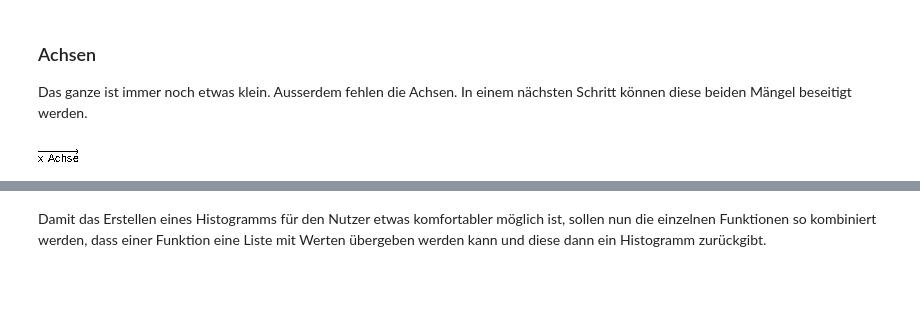
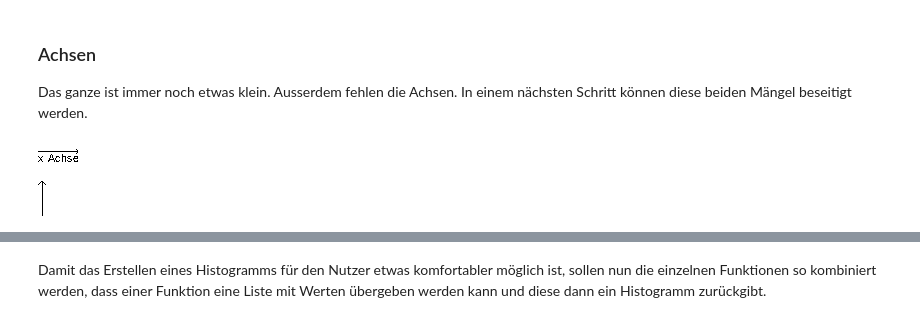
Before and after one commit to Jacques-Mock-Schindler/Studienleistung1, a Jupyter notebook: docs/Musterloesung_Histogramm.ipynb, the cells around one changed output, grey strips where cells are left out. Drawn from its saved outputs; the diff is of its cells as text; code cells hidden in the pictures; blank space fills up the shorter version.

Commit message:
Arbeite an der y-Achse
Die y-Achse soll etwas länger sein als die maximale Balkenlänge.

```diff
--- a/docs/Musterloesung_Histogramm.ipynb
+++ b/docs/Musterloesung_Histogramm.ipynb
@@ -396,6 +451,14 @@ zeige_grafik(histogram_relativ)
 # %% [markdown]
 ### Achsen
 Das ganze ist immer noch etwas klein. Ausserdem fehlen die Achsen. In einem nächsten Schritt können diese beiden Mängel beseitigt werden.
+# %%
+def draw_arrowhead():
+    pfeil_seite = rechteck(5, 1, schwarz)
+    pfeil_seite_unten = fixiere(oben_rechts, drehe(45, pfeil_seite))
+    pfeil_seite_oben = fixiere(unten_rechts, drehe(-45, pfeil_seite))
+    pfeilspitze = fixiere(mitte_rechts,
+                          kombiniere(pfeil_seite_oben, pfeil_seite_unten))
+    return pfeilspitze
 # %%
 def draw_x_axis(values : float, label : str) -> Grafik:
     x = fixiere(mitte_rechts, rechteck(len(values)*5 + 5, 1, schwarz))
@@ -421,3 +481,21 @@ def draw_y_axis(values : float) -> Grafik:
+# %%
+def draw_y_axis(values : float) -> Grafik:
+    endpunkt = int((max(values) + 10) // 10)
+    y_label = []
+
+    for i in range(endpunkt + 1):
+        y_label.append(i * 10)
+
+    y = fixiere(oben_mitte, rechteck(1, y_label[-1] + 5, schwarz))
+    spitze = fixiere(oben_mitte, drehe(90, draw_arrowhead()))
+    pfeil = kombiniere(y, spitze)
+
+    return pfeil
+
+y_achse = draw_y_axis(zahlen_relativ)
+zeige_grafik(y_achse)
+# %% [output]
+[figure, added]
 # %%
 def draw_axis(values : float) -> Grafik:
     x = fixiere(mitte_rechts, rechteck(len(values)*5 + 5, 1, schwarz))
```
Also changed, not shown: parts of 14 cells of this notebook.
